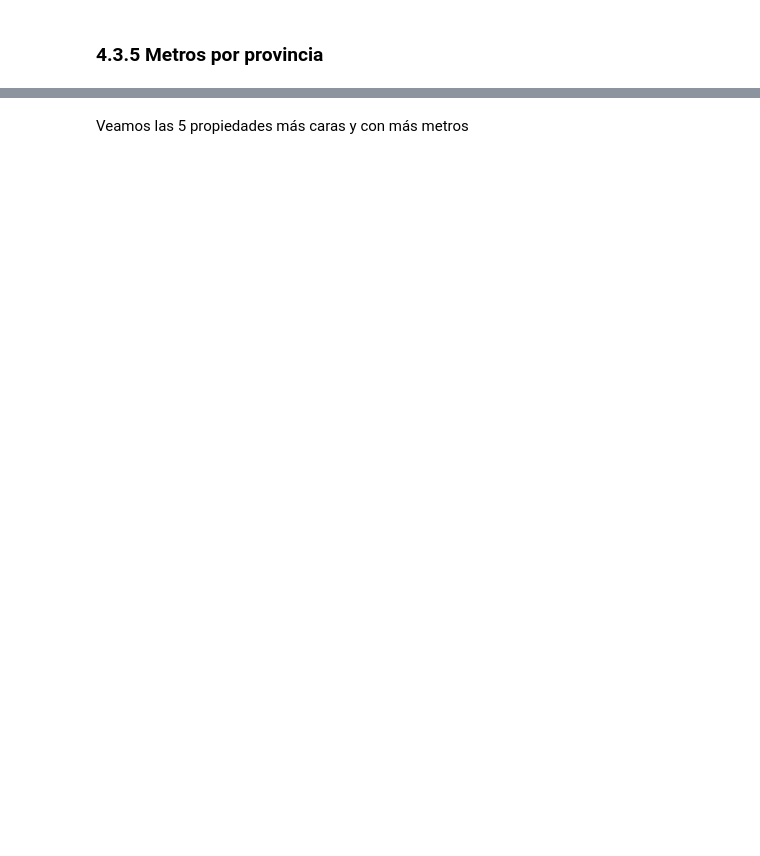
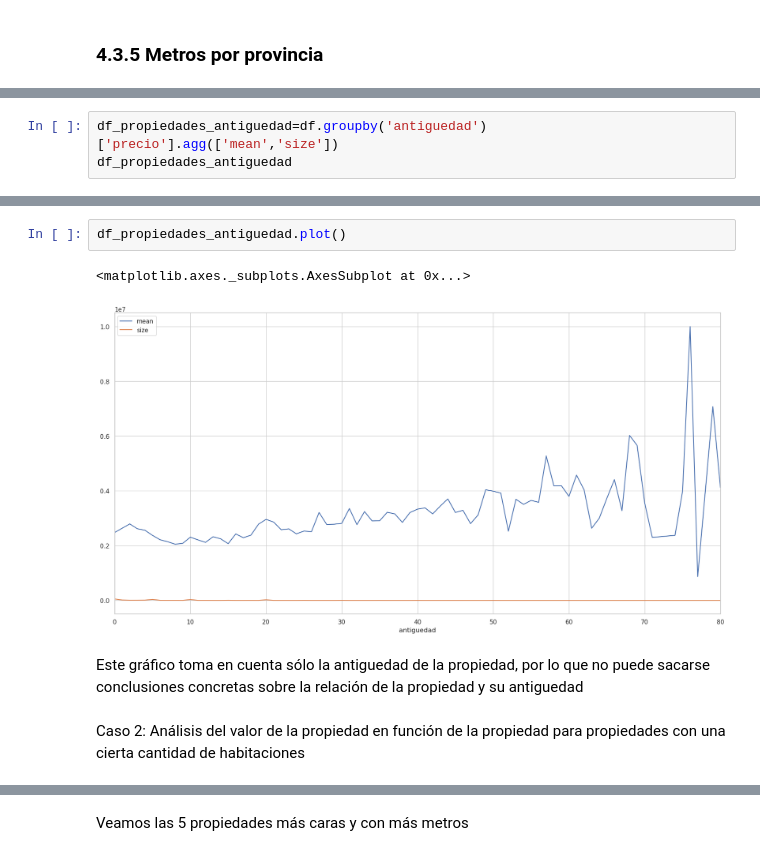
Before and after one commit to tomasSabao/TP1-OrganizacionDeDatos, a Jupyter notebook: TP1.ipynb, the cells around one changed output, grey strips where cells are left out. Drawn from its saved outputs; the diff is of its cells as text; blank space fills up the shorter version.

```diff
--- a/TP1.ipynb
+++ b/TP1.ipynb
@@ -269,0 +489,3 @@ df.groupby('provincia').agg({'precio': 'mean'})\
+# %%
+df_propiedades_antiguedad=df.groupby('antiguedad')['precio'].agg(['mean','size'])
+df_propiedades_antiguedad
@@ -269,0 +512,9 @@ df.groupby('provincia').agg({'precio': 'mean'})\
+# %%
+df_propiedades_antiguedad.plot()
+# %% [output]
+<matplotlib.axes._subplots.AxesSubplot at 0x...>
+[figure, added]
+# %% [markdown]
+Este gráfico toma en cuenta sólo la antiguedad de la propiedad, por lo que no puede sacarse conclusiones concretas sobre la relación de la propiedad y su antiguedad
+# %% [markdown]
+Caso 2: Análisis del valor de la propiedad en función de la propiedad para propiedades con una cierta cantidad de habitaciones
```
Also changed, not shown: parts of 94 cells of this notebook.
